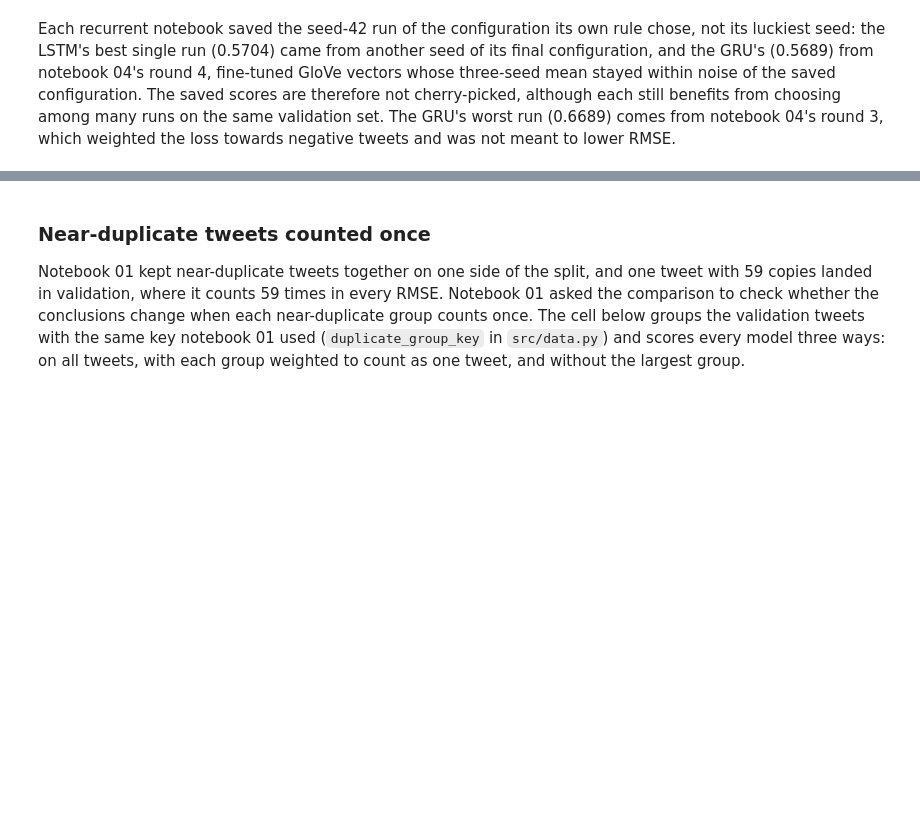
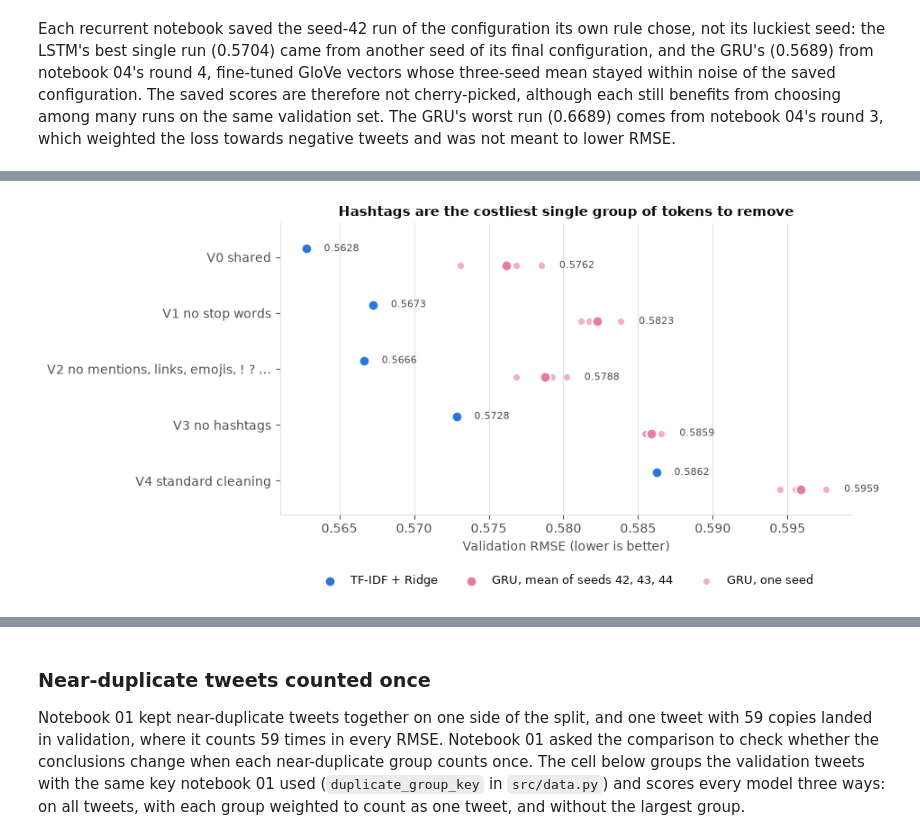
Before and after one commit to Adossi-design/vaccine-sentiment-sequential-models, a Jupyter notebook: notebooks/05_model_comparison_and_error_analysis.ipynb, the cells around one changed output, grey strips where cells are left out. Cells and saved outputs as stored; diff of their text form; code cells hidden in the pictures; blank space fills up the shorter version.

```diff
--- a/notebooks/05_model_comparison_and_error_analysis.ipynb
+++ b/notebooks/05_model_comparison_and_error_analysis.ipynb
@@ -698,0 +1239,24 @@ model     run_id  epoch  val_rmse
+# %%
+variant_order = list(VARIANTS)[::-1]  # V0 at the top, as in the tables
+fig, ax = plt.subplots(figsize=(8.2, 4.2))
+for i, v in enumerate(variant_order):
+    seeds = gru_seeds.loc[gru_seeds["variant"] == v, "RMSE"].to_numpy()
+    ax.scatter(seeds, np.full(len(seeds), i - 0.15), color=SERIES["gru"], s=26, alpha=0.6, linewidths=0, zorder=2,
+               label="GRU, one seed" if i == 0 else None)
+    ax.scatter(seeds.mean(), i - 0.15, color=SERIES["gru"], s=72, edgecolors="white", linewidths=1.5, zorder=3,
+               label="GRU, mean of seeds 42, 43, 44" if i == 0 else None)
+    ax.text(seeds.max() + 0.0012, i - 0.15, f"{seeds.mean():.4f}", va="center", color=INK_2, fontsize=8)
+    ridge_rmse = ridge_ablation[v]["RMSE"]
+    ax.scatter(ridge_rmse, i + 0.15, color=SERIES["ridge"], s=72, edgecolors="white", linewidths=1.5, zorder=3,
+               label=MODELS["ridge"] if i == 0 else None)
+    ax.text(ridge_rmse + 0.0012, i + 0.15, f"{ridge_rmse:.4f}", va="center", color=INK_2, fontsize=8)
+ax.set_yticks(range(len(variant_order)), variant_order)
+ax.set_ylim(-0.6, len(variant_order) - 0.4)
+ax.grid(axis="y", visible=False)
+ax.set(xlabel="Validation RMSE (lower is better)", title="Hashtags are the costliest single group of tokens to remove")
+handles, labels = ax.get_legend_handles_labels()
+ax.legend(handles[::-1], labels[::-1], frameon=False, loc="upper center", bbox_to_anchor=(0.5, -0.17), ncol=3, fontsize=9)
+fig.savefig(common.FIGURES_DIR / "comparison_cleaning_ablation.png")
+plt.show()
+# %% [output]
+[figure, added]
```
Also changed, not shown: parts of 24 cells of this notebook, 5 other files.
